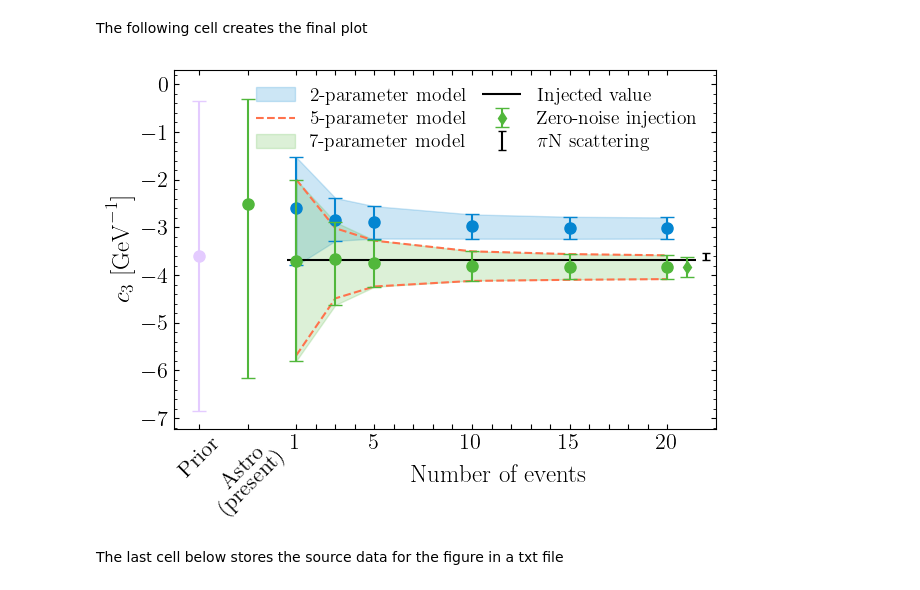
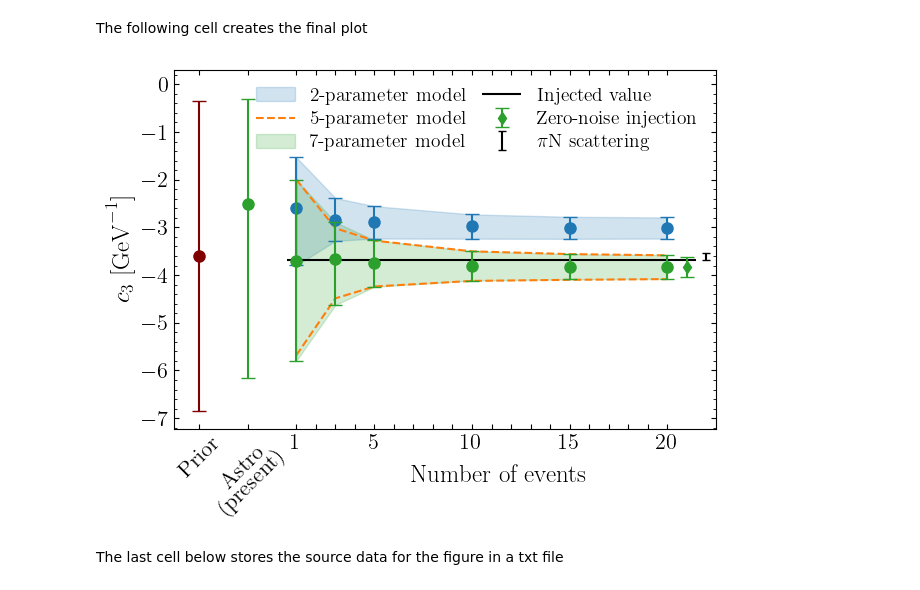
Before and after one commit to svisak/multimessenger_3N_constraints, a Jupyter notebook: plot_fig3.ipynb, the cells around one changed output. Saved outputs shown, nothing was run; the diff lists cells and outputs as text; code cells hidden in the pictures.

Commit message:
Updated plots

```diff
--- a/plot_fig3.ipynb
+++ b/plot_fig3.ipynb
@@ -201,7 +201,7 @@ for N in [1,3,5,10,15,20]:
 
     yerr_up = up[str(N)+'_'+case] - middle[str(N)+'_'+case]
 
-    ax.errorbar(N,y=middle[str(N)+'_'+case],yerr=np.array([yerr_low,yerr_up]).reshape(2,1) ,fmt='o', markersize=8, capsize=5,alpha=1,color='xkcd:cerulean',zorder=50)
+    ax.errorbar(N,y=middle[str(N)+'_'+case],yerr=np.array([yerr_low,yerr_up]).reshape(2,1) ,fmt='o', markersize=8, capsize=5,alpha=1,color='C0',zorder=50)
 
 
 case = 's2'
@@ -212,7 +212,7 @@ for N in [1,3,5,10,15,20]:
 
     yerr_up = up[str(N)+'_'+case] - middle[str(N)+'_'+case]
 
-    ax.errorbar(N,y=middle[str(N)+'_'+case],yerr=np.array([yerr_low,yerr_up]).reshape(2,1) ,fmt='o', markersize=8, capsize=5,alpha=1,color='xkcd:leafy green',zorder=100)
+    ax.errorbar(N,y=middle[str(N)+'_'+case],yerr=np.array([yerr_low,yerr_up]).reshape(2,1) ,fmt='o', markersize=8, capsize=5,alpha=1,color='C2',zorder=100)
 
 case = 's0'
 up_plot = []
@@ -222,7 +222,7 @@ for N in [1,3,5,10,15,20]:
     up_plot.append( up[str(N)+'_'+case] )
     down_plot.append( down[str(N)+'_'+case] )
 
-ax.fill_between( [1,3,5,10,15,20],up_plot,down_plot,alpha = 0.2,color='xkcd:cerulean',label=r'$\textrm{2-parameter model}$')
+ax.fill_between( [1,3,5,10,15,20],up_plot,down_plot,alpha = 0.2,color='C0',label=r'$\textrm{2-parameter model}$')
 
 
 case = 's1'
@@ -233,9 +233,9 @@ for N in [1,3,5,10,15,20]:
     up_plot.append( up[str(N)+'_'+case] )
     down_plot.append( down[str(N)+'_'+case] )
 
-ax.plot( [1,3,5,10,15,20],up_plot,color='xkcd:pinkish orange',alpha=1,linestyle='dashed',label=r'$\textrm{5-parameter model}$')
+ax.plot( [1,3,5,10,15,20],up_plot,color='C1',alpha=1,linestyle='dashed',label=r'$\textrm{5-parameter model}$')
 
-ax.plot( [1,3,5,10,15,20],down_plot,color='xkcd:pinkish orange',alpha=1,linestyle='dashed')
+ax.plot( [1,3,5,10,15,20],down_plot,color='C1',alpha=1,linestyle='dashed')
 
 
 case = 's2'
@@ -246,14 +246,14 @@ for N in [1,3,5,10,15,20]:
     up_plot.append( up[str(N)+'_'+case] )
     down_plot.append( down[str(N)+'_'+case] )
 
-ax.fill_between( [1,3,5,10,15,20],up_plot,down_plot,color='xkcd:leafy green',alpha = 0.2,label=r'$\textrm{7-parameter model}$')
+ax.fill_between( [1,3,5,10,15,20],up_plot,down_plot,color='C2',alpha = 0.2,label=r'$\textrm{7-parameter model}$')
 
 
 ##
 
-ax.errorbar(-4,y=-3.61,yerr=3.25 ,fmt='o', markersize=8, capsize=5,color='xkcd:pale lilac')
+ax.errorbar(-4,y=-3.61,yerr=3.25 ,fmt='o', markersize=8, capsize=5,color='maroon')
 
-ax.errorbar(-1.5,y=-2.52,yerr=np.array([3.63,2.21]).reshape(2,1) ,fmt='o', markersize=8, capsize=5,color='xkcd:leafy green')
+ax.errorbar(-1.5,y=-2.52,yerr=np.array([3.63,2.21]).reshape(2,1) ,fmt='o', markersize=8, capsize=5,color='C2')
 
 ax.hlines(-3.67540915,xmin=0.5,xmax=21.5,color='black',label=r'$\textrm{Injected value}$')
 
@@ -273,35 +273,35 @@ ax.set_xticklabels([r'$\textrm{Prior}$',r'$\textrm{Astro} \\ \textrm{(present)}$
                     '','','','','$10$',
                     '','','','','$15$',
                     '','','','','$20$'])
 
 ax.tick_params(axis='x',which='major',direction='in',labelsize=fontsize-2,bottom=True,top=True)
 
 
 ticks = ax.get_xticklabels()
 ticks[0].set_rotation(45)
 ticks[1].set_rotation(45)
 
 ax.xaxis.set_label_coords(0.6, -0.1)
 
 ax.set_xlim(right = 22.5)
 
 
 yerr_low_PE = np.percentile(c3_full_PE,50) - np.percentile(c3_full_PE,5)
 yerr_up_PE  = np.percentile(c3_full_PE,95) - np.percentile(c3_full_PE,50)
-ax.errorbar(21,y=np.percentile(c3_full_PE,50),yerr=np.array([yerr_low_PE,yerr_up_PE]).reshape(2,1) ,fmt='d', markersize=6, capsize=5,alpha=1,color='xkcd:leafy green',zorder=100,
+ax.errorbar(21,y=np.percentile(c3_full_PE,50),yerr=np.array([yerr_low_PE,yerr_up_PE]).reshape(2,1) ,fmt='d', markersize=6, capsize=5,alpha=1,color='C2',zorder=100,
            label=r'$\textrm{Zero-noise injection}$')
 
 
 ax.errorbar(22,y=-3.61,yerr=0.05*1.645 ,fmt='o', markersize=0, capsize=3,color='black',alpha=1,label=r'$\pi \textrm{N} \ \textrm{scattering}$')
 
 ax.legend(fontsize=fontsize-4,ncol=2, columnspacing=0.8, labelspacing=0.3,frameon=False)
 
 
 plt.tight_layout()
 
 plt.savefig('figures/convergence_updated2.pdf',bbox_inches='tight')
 # %% [output]
-[figure, old version]
+[figure, new version]
 # %% [markdown]
 The last cell below stores the source data for the figure in a txt file
 # %%
```
Also changed, not shown: 6 other files.
